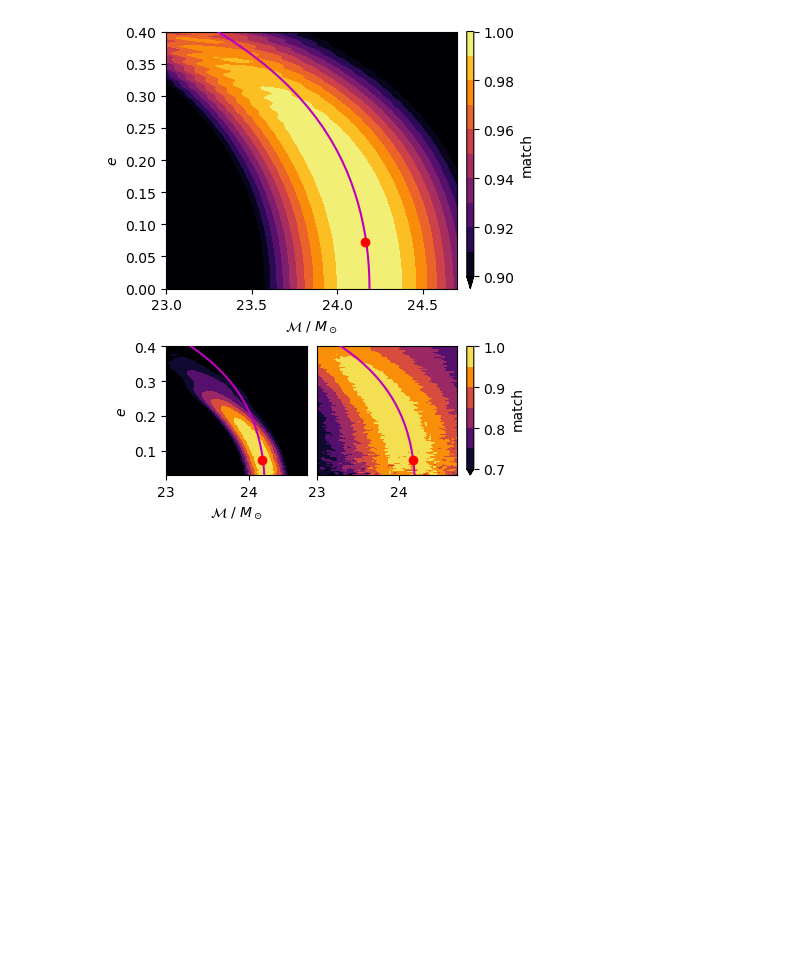
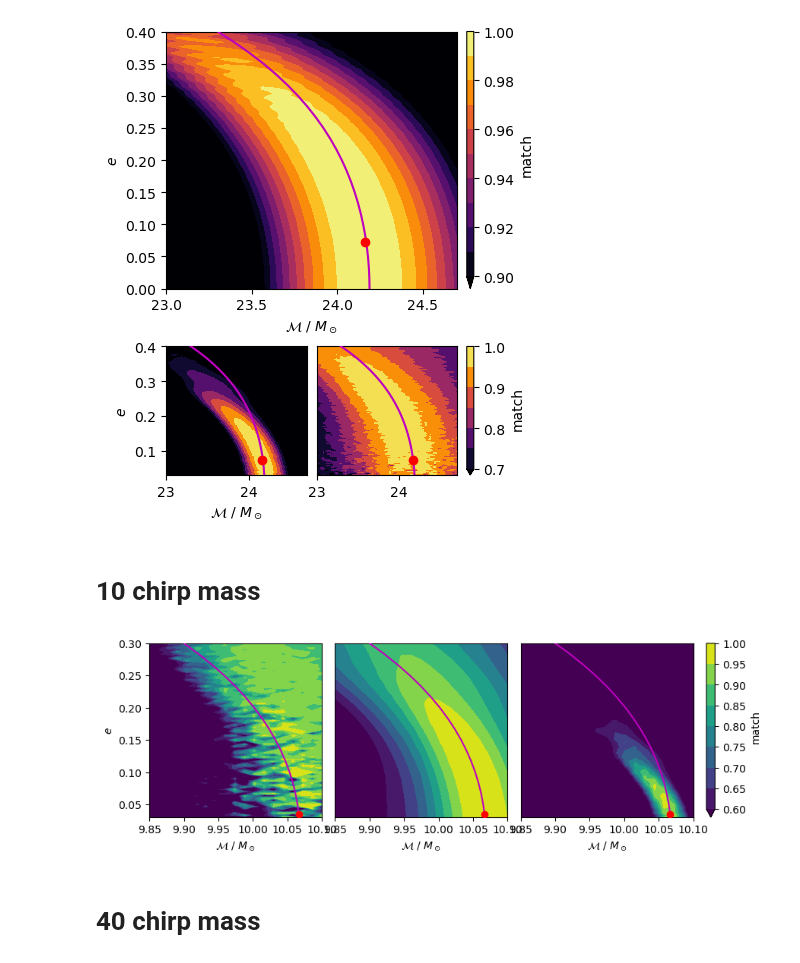
Before and after one commit to BenGPatterson/EccentricHarmonics, a Jupyter notebook: harmonic_degeneracies.ipynb, the cells around one changed output. Saved outputs shown, nothing was run; the diff lists cells and outputs as text; code cells hidden in the pictures; blank space fills up the shorter version.

Commit message:
harm_ovlp plots for 10, 40 chirp masses

```diff
--- a/harmonic_degeneracies.ipynb
+++ b/harmonic_degeneracies.ipynb
@@ -195,3 +218,51 @@ fig.colorbar(contours, cax=axs[1][2], label='match', ticks=np.linspace(0.8,1,5))
 # %% [output]
 <matplotlib.colorbar.Colorbar at 0x...>
 [figure]
+# %% [markdown]
+# 10 chirp mass
+# %%
+# Load data
+with open(os.path.join('harmonic_overlaps_data', 'dataslot_4', 'all_matches'), 'rb') as fp:
+    data = pickle.load(fp)
+
+fid_chirp = list(data.keys())[0]
+fid_e = list(data[fid_chirp].keys())[0]
+
+# Calculate degeneracy lines
+sparse_e_vals = np.linspace(data[fid_chirp][fid_e]['e_vals'][0], data[fid_chirp][fid_e]['e_vals'][-1], 31)
+init_guess = fid_chirp
+sample_rate = data[fid_chirp][fid_e]['fid_params']['sample_rate']
+f_low = data[fid_chirp][fid_e]['fid_params']['f_low']
+q = data[fid_chirp][fid_e]['fid_params']['q']
+min_func = lambda x: abs(chirp_degeneracy_line(x, fid_e, sample_rate=sample_rate, f_low=f_low, q=q) - fid_chirp)
+zero_ecc_chirp_mass = minimize(min_func, init_guess)['x']
+sparse_chirp_vals = chirp_degeneracy_line(zero_ecc_chirp_mass, sparse_e_vals, sample_rate=sample_rate, f_low=f_low, q=q)
+# %%
+# Plot each grid
+keys = ['h-1', 'h0', 'h1']
+fig, axs = plt.subplots(ncols=4,figsize=(1.5*6.4, 0.62*4.8), gridspec_kw={'width_ratios':[1,1,1,0.05], 'wspace': 0.1})
+for i in range(3):
+    key = keys[i]
+
+    # Plot grid
+    contours = axs[i].contourf(data[fid_chirp][fid_e]['chirp_vals'], data[fid_chirp][fid_e]['e_vals'], data[fid_chirp][fid_e][key], np.linspace(0.6, 1, 9), vmax=1, vmin=0.6, extend='min')
+    axs[i].scatter(fid_chirp, fid_e, c='r', zorder=5)
+    xlims = axs[i].get_xlim()
+
+    # Plot degeneracy lines
+    axs[i].plot(sparse_chirp_vals, sparse_e_vals, c='m', label='full', zorder=3)
+
+    # Plot formatting
+    axs[i].set_ylim(0.03, 0.3)
+    axs[i].set_xlim(9.85, 10.1)
+    axs[i].set_xlabel('$\mathcal{M}~/~M_\odot$')
+    axs[i].set_ylabel('$e$')
+    if i > 0:
+        axs[i].get_yaxis().set_visible(False)
+fig.colorbar(contours, cax=axs[-1], label='match')
+plt.tight_layout()
+plt.savefig('Figures/ho_harms_10.png', dpi=450, bbox_inches='tight')
+# %% [output]
+[figure, added]
+# %% [markdown]
+# 40 chirp mass
```
Also changed, not shown: parts of 4 cells of this notebook, 2 other files.
